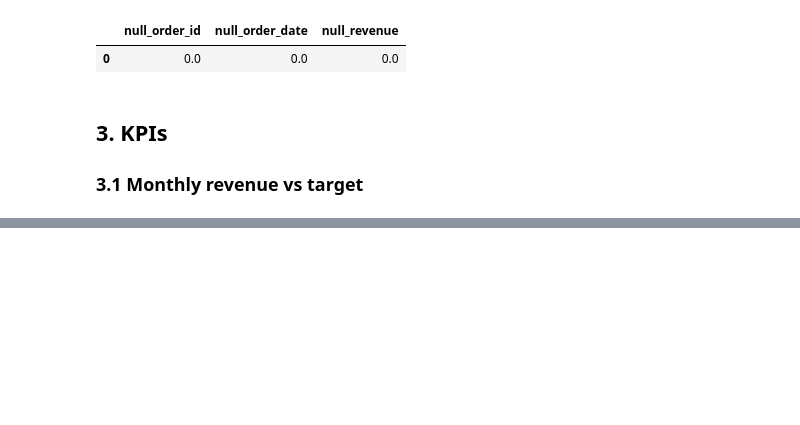
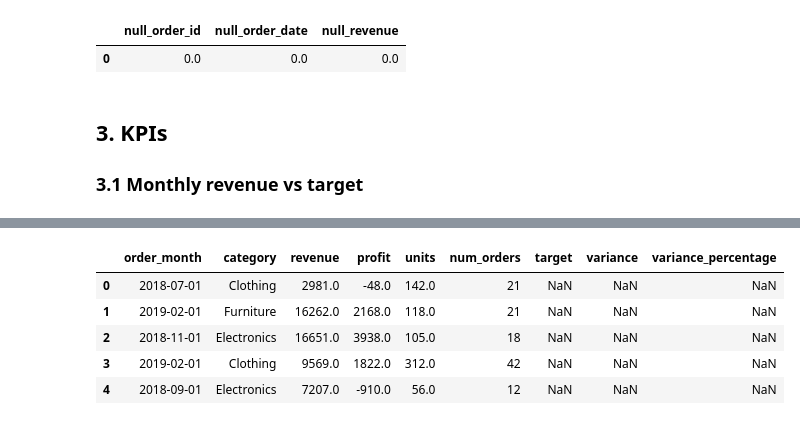
Before and after one commit to eledelaf/E-commerce-Analytics, a Jupyter notebook: portfolio_analysis.ipynb, the cells around one changed output, grey strips where cells are left out. Cells and saved outputs as stored; diff of their text form; code cells hidden in the pictures; blank space fills up the shorter version.

```diff
--- a/portfolio_analysis.ipynb
+++ b/portfolio_analysis.ipynb
@@ -266,0 +330,9 @@ FROM clean.fact_order_lines;
+# %%
+q(""" SELECT * FROM clean.kpi_monthly_category_vs_target LIMIT 5""")
+# %% [output]
+|  | order_month | category | revenue | profit | units | num_orders | target | variance | variance_percentage |
+| 0 | 2018-07-01 | Clothing | 2981.0 | -48.0 | 142.0 | 21 | NaN | NaN | NaN |
+| 1 | 2019-02-01 | Furniture | 16262.0 | 2168.0 | 118.0 | 21 | NaN | NaN | NaN |
+| 2 | 2018-11-01 | Electronics | 16651.0 | 3938.0 | 105.0 | 18 | NaN | NaN | NaN |
+| 3 | 2019-02-01 | Clothing | 9569.0 | 1822.0 | 312.0 | 42 | NaN | NaN | NaN |
+| 4 | 2018-09-01 | Electronics | 7207.0 | -910.0 | 56.0 | 12 | NaN | NaN | NaN |
```
Also changed, not shown: parts of 5 cells of this notebook, 2 other files.
